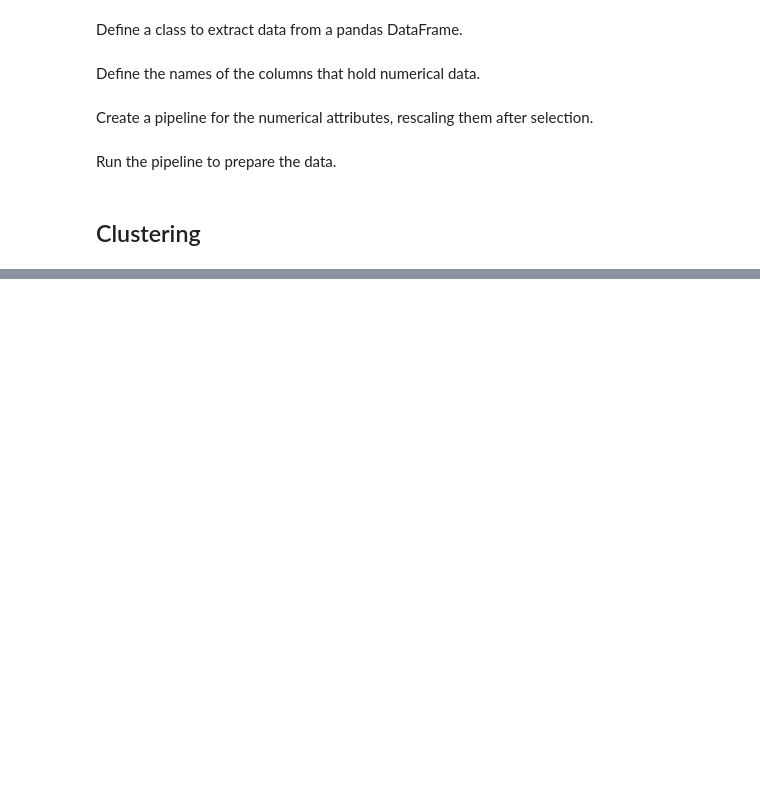
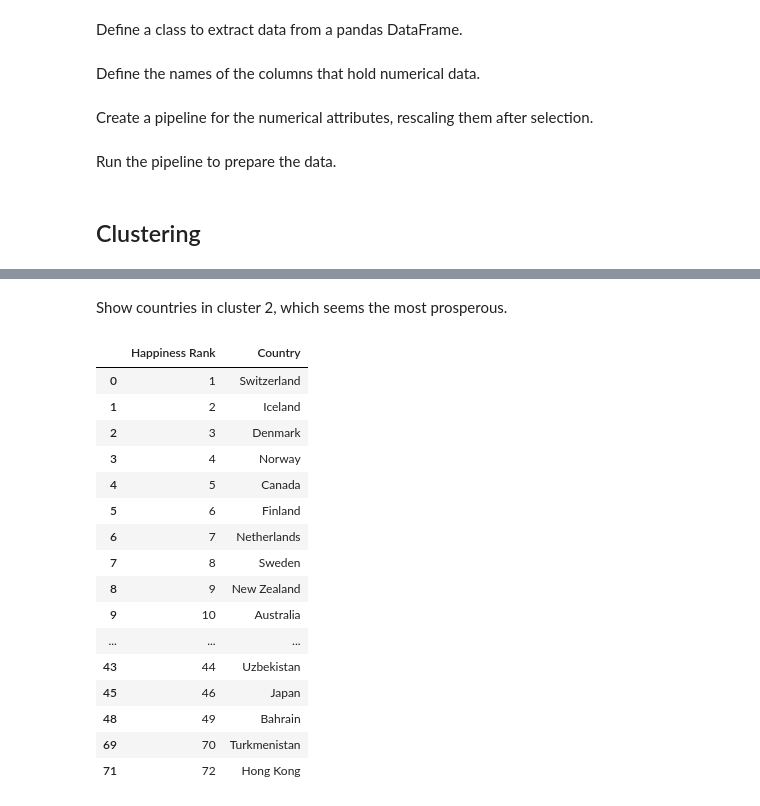
Before and after one commit to gjbex/training-material, a Jupyter notebook: Python/ScikitLearn/cluster_countries.ipynb, the cells around one changed output, grey strips where cells are left out. Cells and saved outputs as stored; diff of their text form; code cells hidden in the pictures; blank space fills up the shorter version.

```diff
--- a/Python/ScikitLearn/cluster_countries.ipynb
+++ b/Python/ScikitLearn/cluster_countries.ipynb
@@ -85,0 +99,22 @@ kneighbors_graph(X, n_neighbors, mode='connectivity', metric='minkowski', p=2, m
+# %% [markdown]
+Show countries in cluster 2, which seems the most prosperous.
+# %%
+data_2015.loc[data_2015['Cluster'] == 2, ('Happiness Rank', 'Country')]
+# %% [output]
+|  | Happiness Rank | Country |
+| 0 | 1 | Switzerland |
+| 1 | 2 | Iceland |
+| 2 | 3 | Denmark |
+| 3 | 4 | Norway |
+| 4 | 5 | Canada |
+| 5 | 6 | Finland |
+| 6 | 7 | Netherlands |
+| 7 | 8 | Sweden |
+| 8 | 9 | New Zealand |
+| 9 | 10 | Australia |
+| ... | ... | ... |
+| 43 | 44 | Uzbekistan |
+| 45 | 46 | Japan |
+| 48 | 49 | Bahrain |
+| 69 | 70 | Turkmenistan |
+| 71 | 72 | Hong Kong |
```
Also changed, not shown: parts of 12 cells of this notebook.
